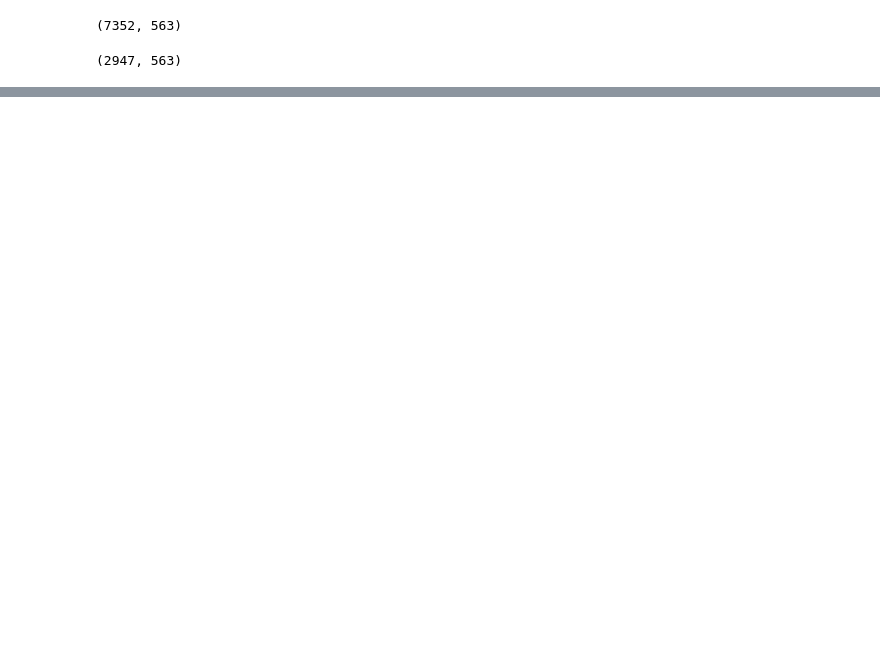
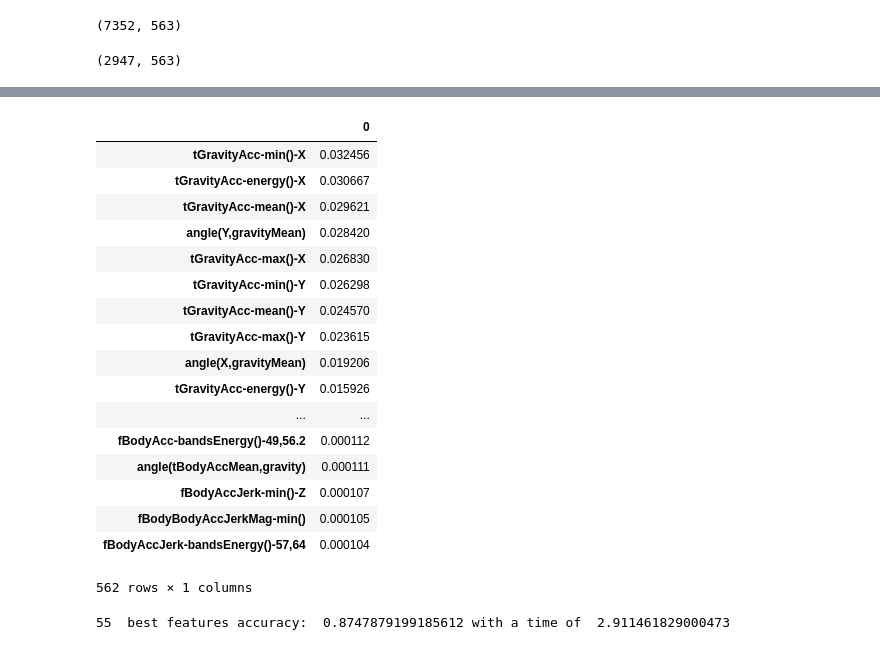
Before and after one commit to xiaohule/ML, a Jupyter notebook: modelisez-vos-donnees-avec-les-methodes-ensemblistes/tp-mesurez-la-puissance-des-forets-aleatoires.ipynb, the cells around one changed output, grey strips where cells are left out. Saved outputs shown, nothing was run; the diff lists cells and outputs as text; code cells hidden in the pictures; blank space fills up the shorter version.

```diff
--- a/modelisez-vos-donnees-avec-les-methodes-ensemblistes/tp-mesurez-la-puissance-des-forets-aleatoires.ipynb
+++ b/modelisez-vos-donnees-avec-les-methodes-ensemblistes/tp-mesurez-la-puissance-des-forets-aleatoires.ipynb
@@ -44,0 +61,21 @@ RandomForestClassifier(bootstrap=True, class_weight=None, criterion='gini',
+# %%
+pd.DataFrame(rf.feature_importances_.T, index=X_train.columns).sort_values(0, ascending=False)
+# %% [output]
+|  | 0 |
+| tGravityAcc-min()-X | 0.032456 |
+| tGravityAcc-energy()-X | 0.030667 |
+| tGravityAcc-mean()-X | 0.029621 |
+| angle(Y,gravityMean) | 0.028420 |
+| tGravityAcc-max()-X | 0.026830 |
+| tGravityAcc-min()-Y | 0.026298 |
+| tGravityAcc-mean()-Y | 0.024570 |
+| tGravityAcc-max()-Y | 0.023615 |
+| angle(X,gravityMean) | 0.019206 |
+| tGravityAcc-energy()-Y | 0.015926 |
+| ... | ... |
+| fBodyAcc-bandsEnergy()-49,56.2 | 0.000112 |
+| angle(tBodyAccMean,gravity) | 0.000111 |
+| fBodyAccJerk-min()-Z | 0.000107 |
+| fBodyBodyAccJerkMag-min() | 0.000105 |
+| fBodyAccJerk-bandsEnergy()-57,64 | 0.000104 |
+562 rows × 1 columns
@@ -44,0 +86,9 @@ RandomForestClassifier(bootstrap=True, class_weight=None, criterion='gini',
+# %%
+rf2 = ensemble.RandomForestClassifier(500, n_jobs=-1)
+start_time = timeit.default_timer()
+rf2.fit(X_train2, y_train)
+elapsed = timeit.default_timer() - start_time
+print(X_train2.shape[1], " best features accuracy: ",
+      metrics.accuracy_score(y_test, rf2.predict(modelReducer.transform(X_test))), "with a time of ", elapsed)
+# %% [output]
+55  best features accuracy:  0.8747879199185612 with a time of  2.911461829000473
```
Also changed, not shown: parts of 9 cells of this notebook, 1 other file.
